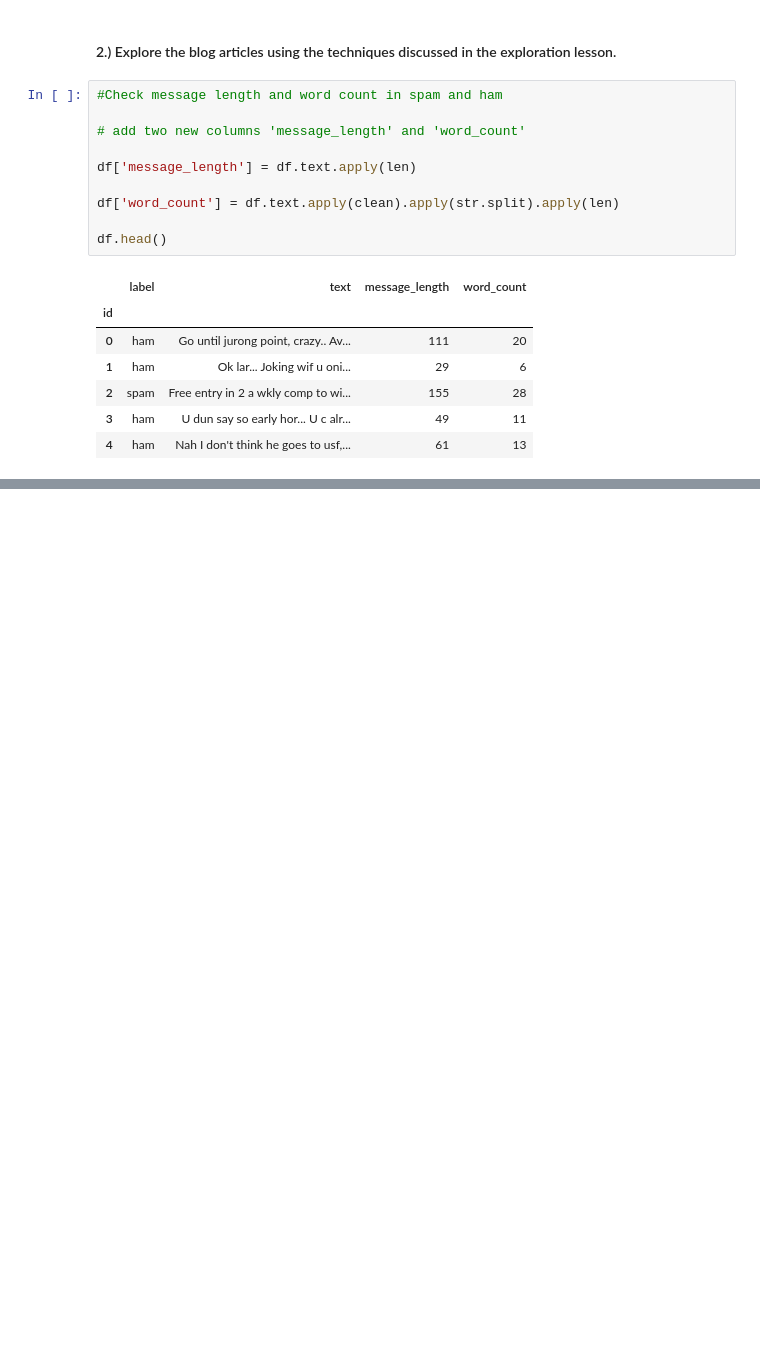
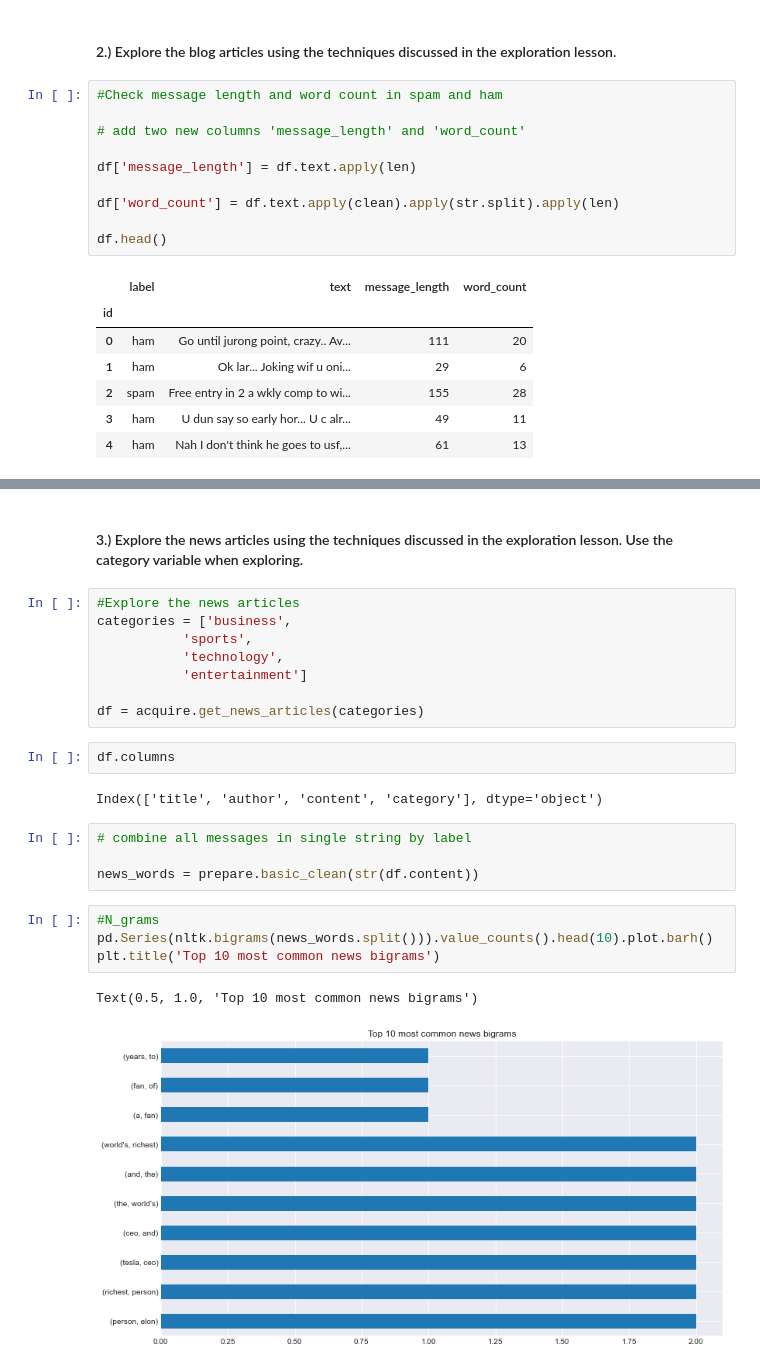
Before and after one commit to veronica-f-reyes/natural-language-processing-exercises, a Jupyter notebook: explore.ipynb, the cells around one changed output, grey strips where cells are left out. Cells and saved outputs as stored; diff of their text form; blank space fills up the shorter version.

```diff
--- a/explore.ipynb
+++ b/explore.ipynb
@@ -248,0 +296,25 @@ Prediction
+# %% [markdown]
+#### 3.) Explore the news articles using the techniques discussed in the exploration lesson. Use the category variable when exploring.
+# %%
+#Explore the news articles
+categories = ['business',
+           'sports',
+           'technology',
+           'entertainment']
+
+df = acquire.get_news_articles(categories)
+# %%
+df.columns
+# %% [output]
+Index(['title', 'author', 'content', 'category'], dtype='object')
+# %%
+# combine all messages in single string by label
+
+news_words = prepare.basic_clean(str(df.content))
+# %%
+#N_grams
+pd.Series(nltk.bigrams(news_words.split())).value_counts().head(10).plot.barh()
+plt.title('Top 10 most common news bigrams')
+# %% [output]
+Text(0.5, 1.0, 'Top 10 most common news bigrams')
+[figure, added]
```
Also changed, not shown: parts of 34 cells of this notebook, 1 other file.
